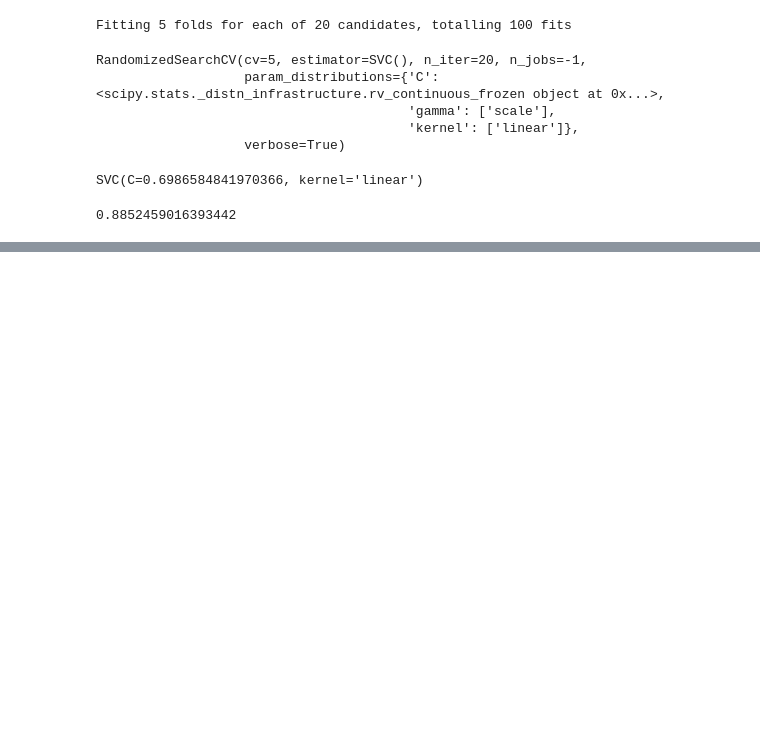
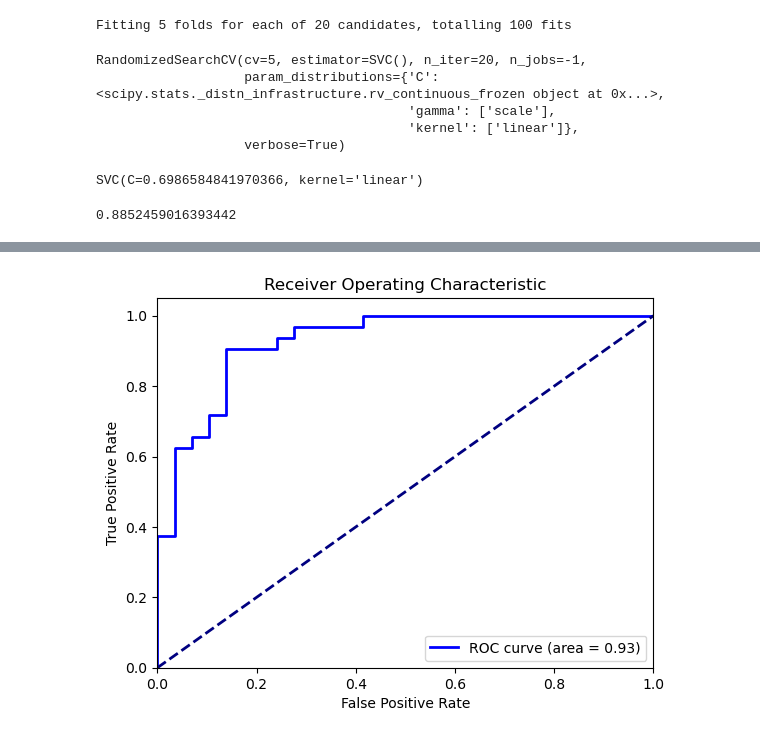
Before and after one commit to AbdiDesalegn/Supervised_learning_project-classification-, a Jupyter notebook: Heart-Disease-Classification.ipynb, the cells around one changed output, grey strips where cells are left out. Cells and saved outputs as stored; diff of their text form; code cells hidden in the pictures; blank space fills up the shorter version.

```diff
--- a/Heart-Disease-Classification.ipynb
+++ b/Heart-Disease-Classification.ipynb
@@ -682,0 +687,16 @@ rs_svc.score(x_test,y_test)
+# %%
+# different hyperparameters for our logistic Regression model
+
+log_reg_grid ={"C":np.logspace(-4,4,3),
+"solver":["liblinear"]
+}
+
+# Setup grid hyperparameter search for LogisticRegression
+gs_log_reg = GridSearchCV(LogisticRegression(),
+param_grid= log_reg_grid,
+cv=5,
+verbose=True)
+
+#fit grid hyperparameter search model
+
+gs_log_reg.fit(x_train,y_train);
@@ -682,0 +763,27 @@ rs_svc.score(x_test,y_test)
+# %%
+
+
+# Predict probabilities
+y_prob = gs_log_reg.predict_proba(x_test)[:, 1]
+
+# Compute ROC curve
+fpr, tpr, thresholds = roc_curve(y_test, y_prob)
+
+# Compute AUC
+
+auc = roc_auc_score(y_test, y_prob)
+# %%
+
+# Plot ROC curve
+plt.figure()
+plt.plot(fpr, tpr, color='blue', lw=2, label='ROC curve (area = %0.2f)' % auc)
+plt.plot([0, 1], [0, 1], color='navy', lw=2, linestyle='--')
+plt.xlim([0.0, 1.0])
+plt.ylim([0.0, 1.05])
+plt.xlabel('False Positive Rate')
+plt.ylabel('True Positive Rate')
+plt.title('Receiver Operating Characteristic')
+plt.legend(loc="lower right")
+plt.show()
+# %% [output]
+[figure, added]
```
Also changed, not shown: parts of 10 cells of this notebook, 1 other file.
